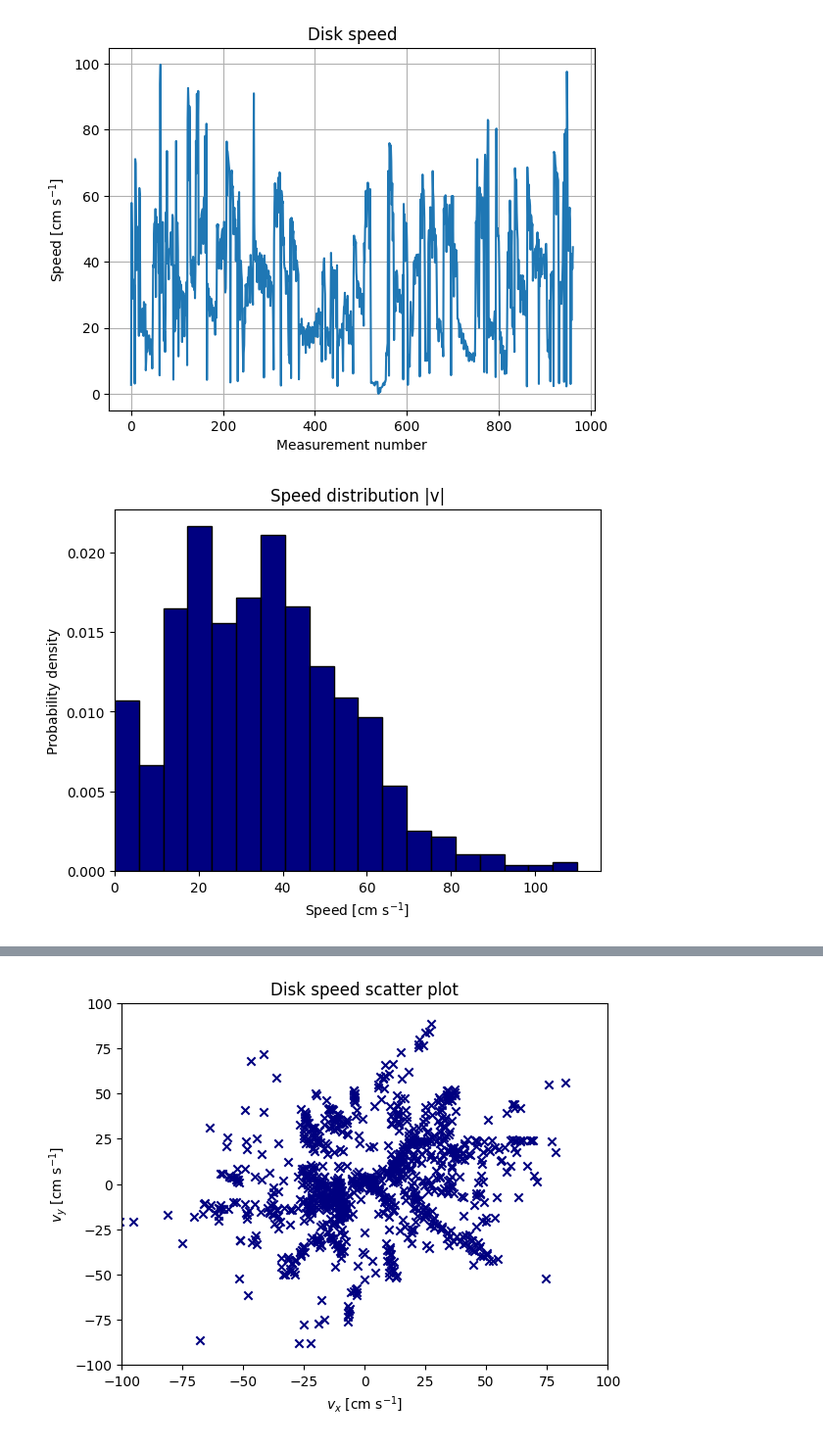
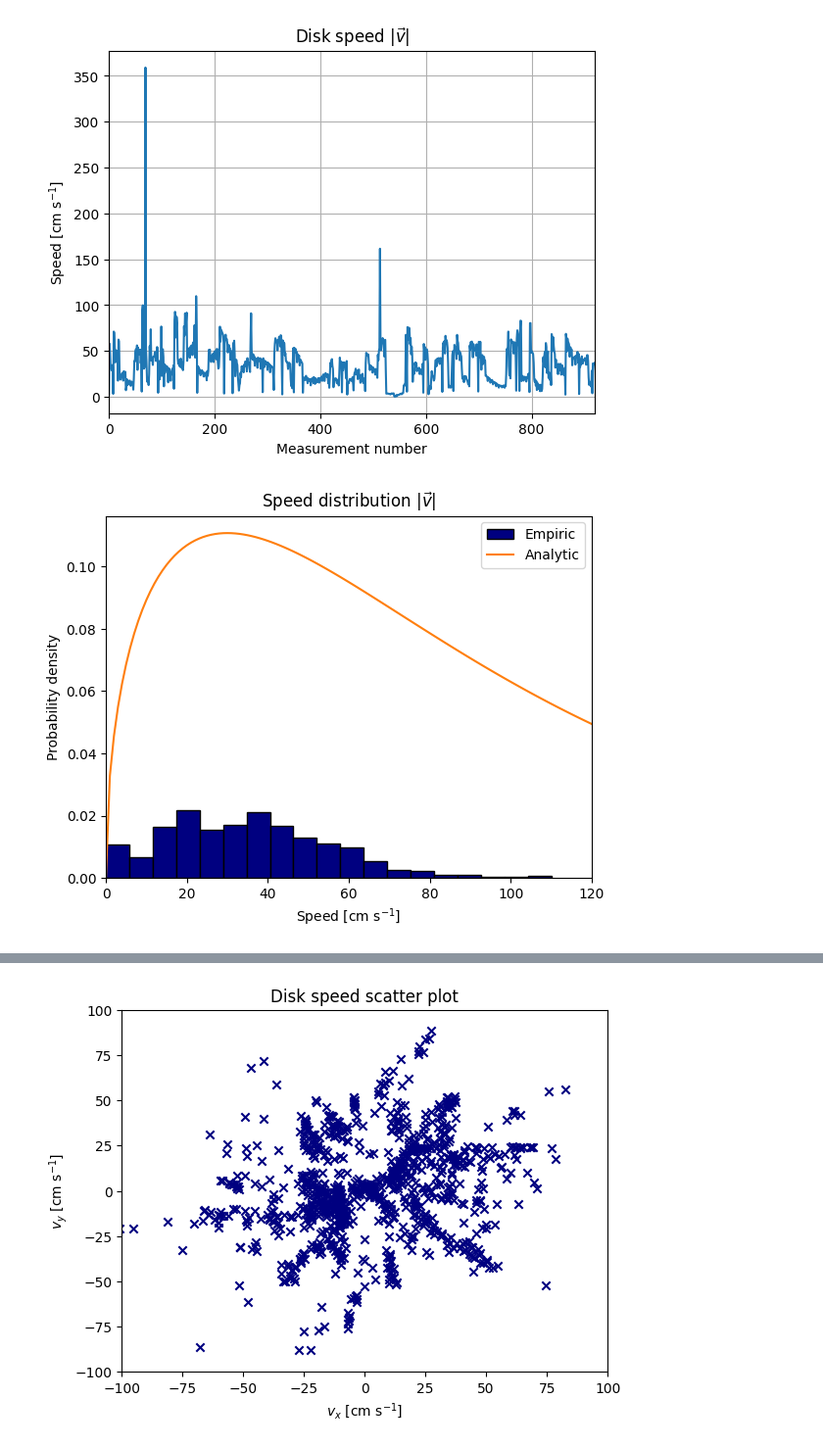
Before and after one commit to willidu/TFY4165, a Jupyter notebook: numeric2/numeric2.ipynb, the cells around one changed output, grey strips where cells are left out. Shown: that part at 98% size. Drawn from its saved outputs; the diff is of its cells as text; code cells hidden in the pictures.

```diff
--- a/numeric2/numeric2.ipynb
+++ b/numeric2/numeric2.ipynb
@@ -23,20 +16,27 @@ def analyze_file(filename):
 # Matrise med t, x, y, vx, vy, v_sq som første dim.
 df = np.asarray(pd.concat([dfs for dfs in [analyze_file(os.path.join('data', file)) for file in os.listdir('data')]])).T
 # %%
-plt.plot(np.sqrt(df[-1])[df[-1] < 10000])
+plt.plot(np.sqrt(df[-1]))
 plt.xlabel('Measurement number')
 plt.ylabel('Speed [cm s$^{-1}$]')
-plt.title('Disk speed')
+plt.title(r'Disk speed |$\vec{v}$|')
+plt.xlim(0, 920)
 plt.grid()
 plt.show()
 # %% [output]
-[figure, old version]
+[figure, new version]
 # %%
-plt.hist(np.sqrt(df[-1]), bins=np.linspace(0, 110, 20), density=True, fc='navy', ec='k')
-plt.xlim(0)
+def speed_distr_analytic(v_sq):
+    B = 1. / np.average(v_sq)
+    return 2. * B * np.sqrt(v_sq) * np.exp(-B * v_sq)
+
+plt.hist(np.sqrt(df[-1]), bins=np.linspace(0, 110, 20), density=True, fc='navy', ec='k', label='Empiric')
+plt.plot(speed_distr_analytic(np.arange(121)), label='Analytic')
+plt.xlim(0, 120)
 plt.xlabel('Speed [cm s$^{-1}$]')
 plt.ylabel('Probability density')
-plt.title('Speed distribution |v|')
+plt.title(r'Speed distribution |$\vec{v}$|')
+plt.legend()
 plt.show()
 # %% [output]
-[figure, old version]
+[figure, new version]
```
Also changed, not shown: parts of 8 cells of this notebook.
